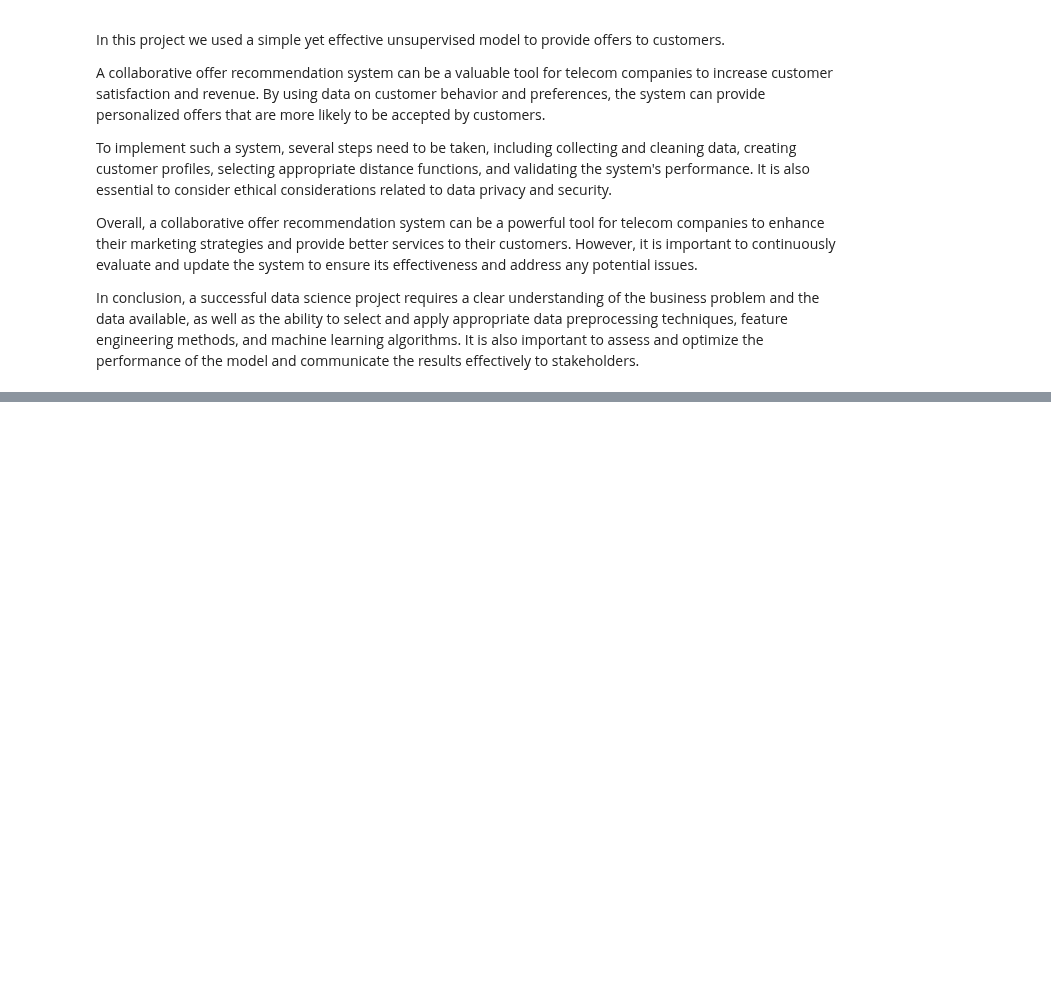
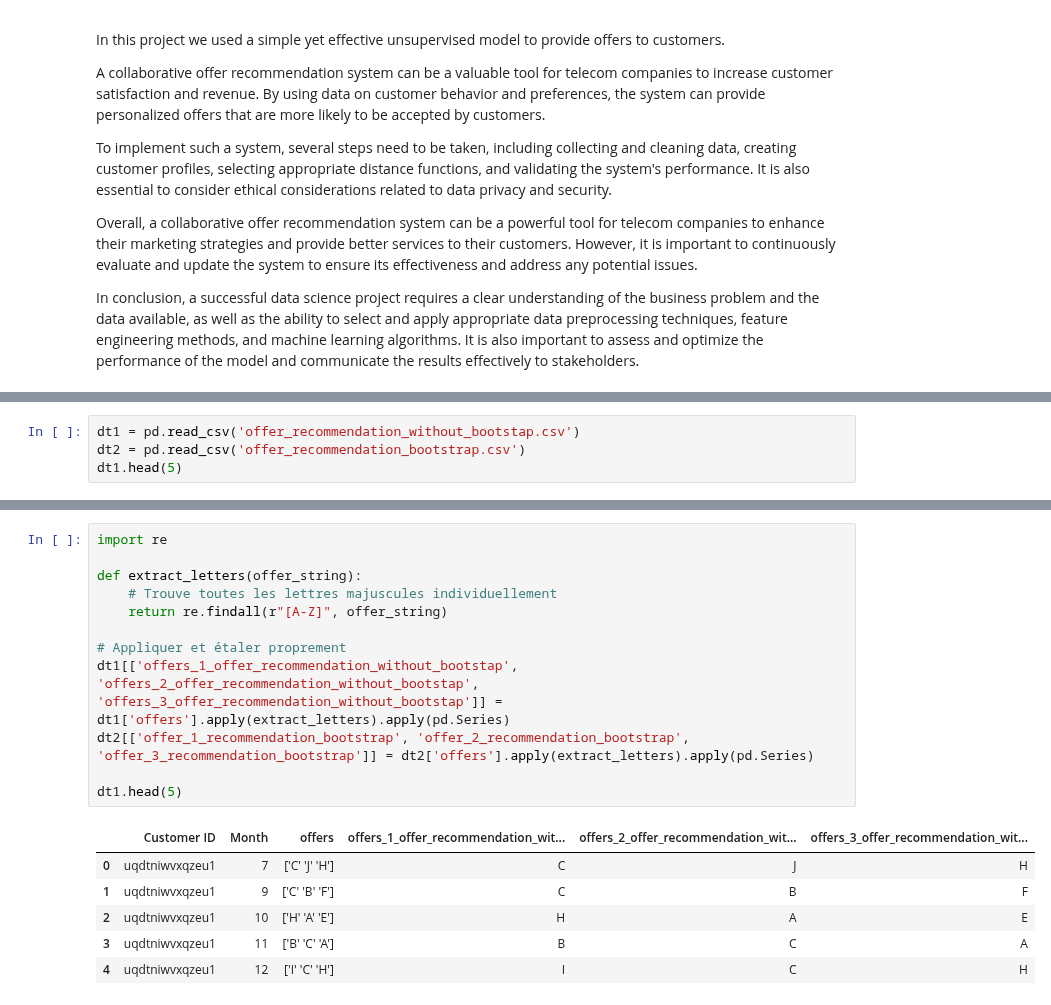
Before and after one commit to albanecoiffe/telecom-recommender-system, a Jupyter notebook: notebook.ipynb, the cells around one changed output, grey strips where cells are left out. Cells and saved outputs as stored; diff of their text form; blank space fills up the shorter version.

```diff
--- a/notebook.ipynb
+++ b/notebook.ipynb
@@ -1183,0 +1174,4 @@ In conclusion, a successful data science project requires a clear understanding
+# %%
+dt1 = pd.read_csv('offer_recommendation_without_bootstap.csv')
+dt2 = pd.read_csv('offer_recommendation_bootstrap.csv')
+dt1.head(5)
@@ -1183,0 +1185,19 @@ In conclusion, a successful data science project requires a clear understanding
+# %%
+import re
+
+def extract_letters(offer_string):
+    # Trouve toutes les lettres majuscules individuellement
+    return re.findall(r"[A-Z]", offer_string)
+
+# Appliquer et étaler proprement
+dt1[['offers_1_offer_recommendation_without_bootstap', 'offers_2_offer_recommendation_without_bootstap', 'offers_3_offer_recommendation_without_bootstap']] = dt1['offers'].apply(extract_letters).apply(pd.Series)
+dt2[['offer_1_recommendation_bootstrap', 'offer_2_recommendation_bootstrap', 'offer_3_recommendation_bootstrap']] = dt2['offers'].apply(extract_letters).apply(pd.Series)
+
+dt1.head(5)
+# %% [output]
+|  | Customer ID | Month | offers | offers_1_offer_recommendation_wit... | offers_2_offer_recommendation_wit... | offers_3_offer_recommendation_wit... |
+| 0 | uqdtniwvxqzeu1 | 7 | ['C' 'J' 'H'] | C | J | H |
+| 1 | uqdtniwvxqzeu1 | 9 | ['C' 'B' 'F'] | C | B | F |
+| 2 | uqdtniwvxqzeu1 | 10 | ['H' 'A' 'E'] | H | A | E |
+| 3 | uqdtniwvxqzeu1 | 11 | ['B' 'C' 'A'] | B | C | A |
+| 4 | uqdtniwvxqzeu1 | 12 | ['I' 'C' 'H'] | I | C | H |
```
Also changed, not shown: parts of 20 cells of this notebook.
